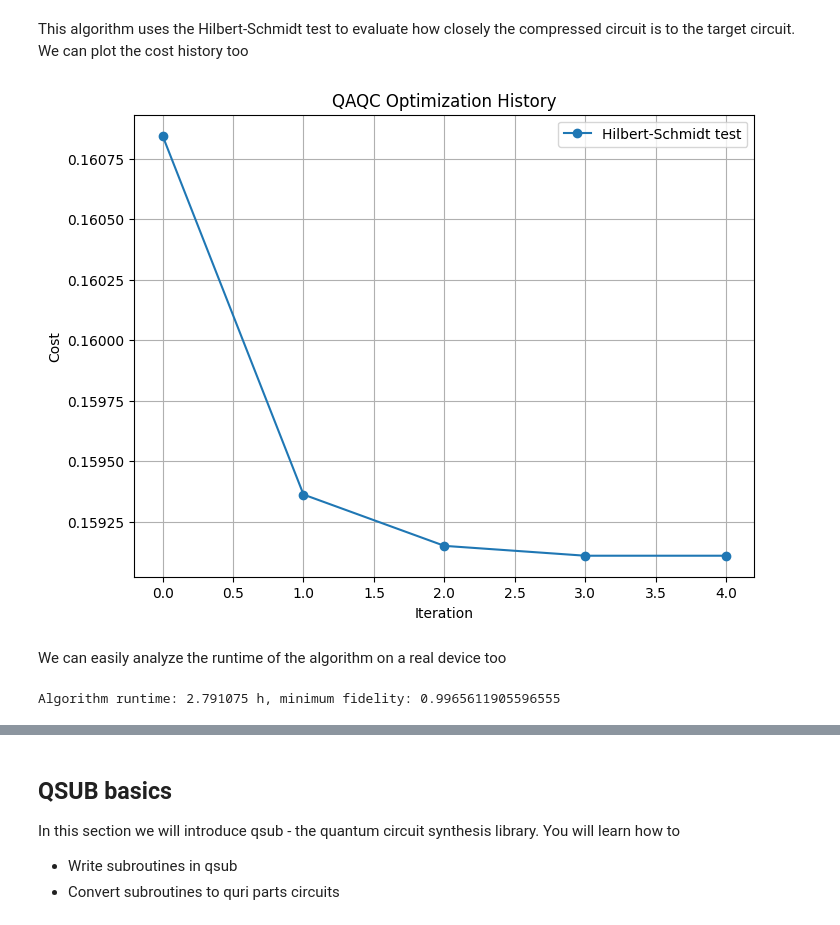
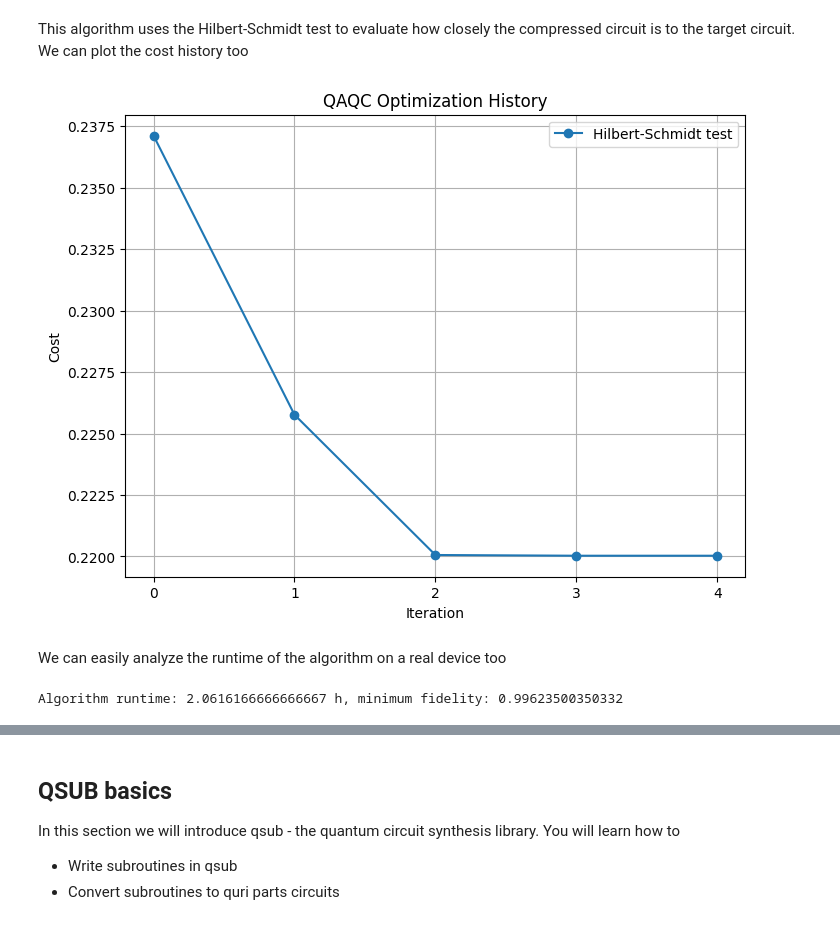
Before and after one commit to QunaSys/quri-sdk-notebooks, a Jupyter notebook: training.ipynb, the cells around one changed output, grey strips where cells are left out. Cells and saved outputs as stored; diff of their text form; code cells hidden in the pictures.

```diff
--- a/training.ipynb
+++ b/training.ipynb
@@ -315,6 +315,7 @@ hamiltonian = Operator()
 hamiltonian.add_term(pauli_label("X0 X1"), 1.0)
 hamiltonian.add_term(pauli_label("X1 X2"), 1.0)
 hamiltonian.add_term(pauli_label("X2 X3"), 1.0)
+hamiltonian.add_term(pauli_label("X3 X0"), 1.0)
 hamiltonian.add_term(pauli_label("Z0"), -1.0)
 hamiltonian.add_term(pauli_label("Z1"), -1.0)
 hamiltonian.add_term(pauli_label("Z2"), -1.0)
@@ -367,37 +431,28 @@ This algorithm uses the Hilbert-Schmidt test to evaluate how closely the compres
 # %%
 import matplotlib.pyplot as plt
 
 # Assuming compilation_result contains some metrics to plot
 # Extracting example data (replace with actual data from compilation_result)
 iterations = range(len(compilation_result.cost_function_history[1:]))
 costs = compilation_result.cost_function_history[1:]
 
 # Plotting the cost history
 plt.figure(figsize=(8, 6))
 plt.plot(iterations, costs, marker='o', label='Hilbert-Schmidt test')
 plt.title('QAQC Optimization History')
 plt.xlabel('Iteration')
+plt.xticks(iterations)
 plt.ylabel('Cost')
 plt.legend()
 plt.grid(True)
 plt.show()
 # %% [output]
-[figure, old version]
+[figure, new version]
 # %% [markdown]
 We can easily analyze the runtime of the algorithm on a real device too
 # %%
-star_vm = VM.from_device_prop(
-    star_device.generate_device_property(
-        qubit_count=4,
-        code_distance=7,
-        qec_cycle=TimeValue(value=1.0, unit=TimeUnit.MICROSECOND),
-        physical_error_rate=1e-4
-    )
-)
-N_SHOTS = 1000
-
 analysis = qaqc.analyze(time_evo_circuit_factory, ansatz, compilation_result, star_vm.analyze, N_SHOTS, evolution_time=0.1)
 
 print(f"Algorithm runtime: {analysis.total_latency.in_ns()*1e-9/3600} h, minimum fidelity: {min(analysis.circuit_fidelities.values())}")
 # %% [output]
-Algorithm runtime: 2.791075 h, minimum fidelity: 0.9965611905596555
+Algorithm runtime: 2.0616166666666667 h, minimum fidelity: 0.99623500350332
```
Also changed, not shown: parts of 16 cells of this notebook.
